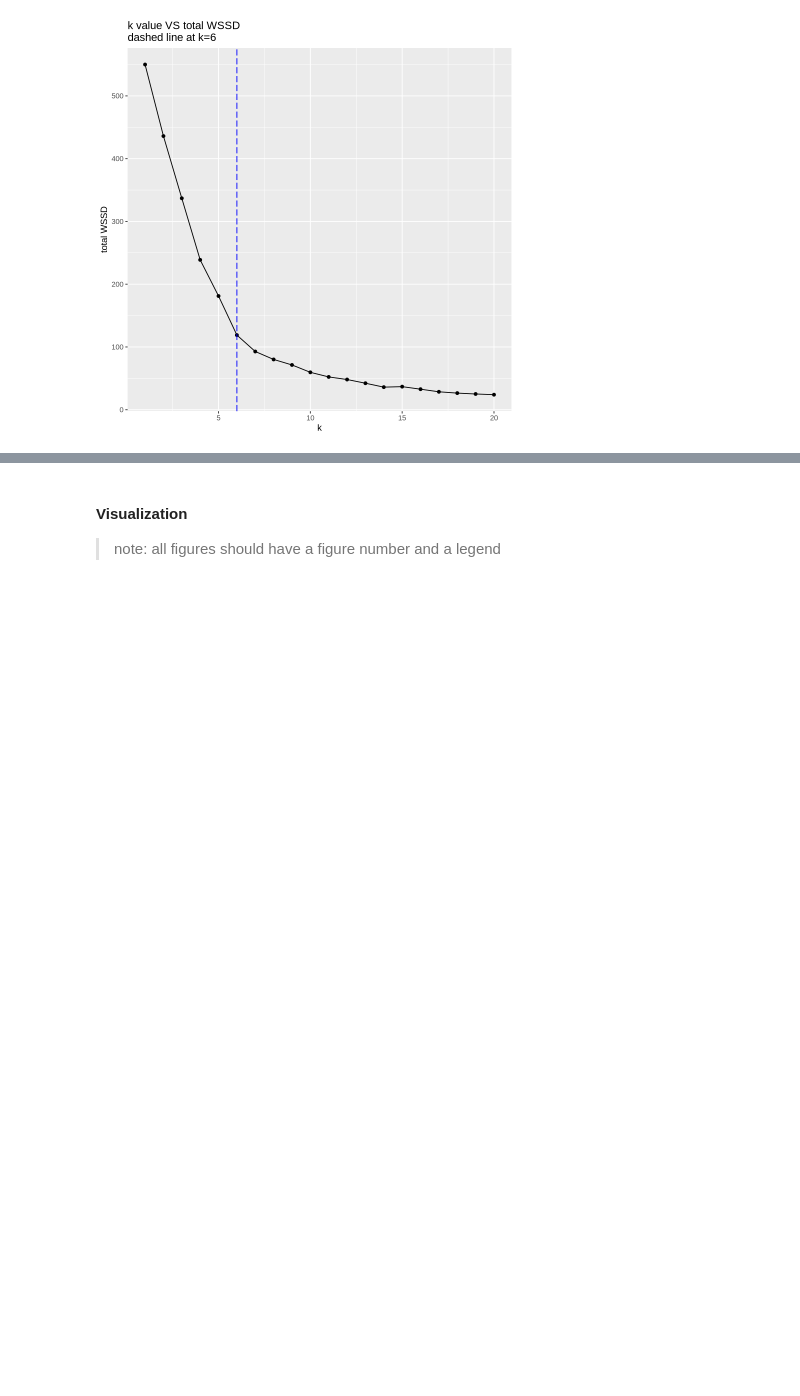
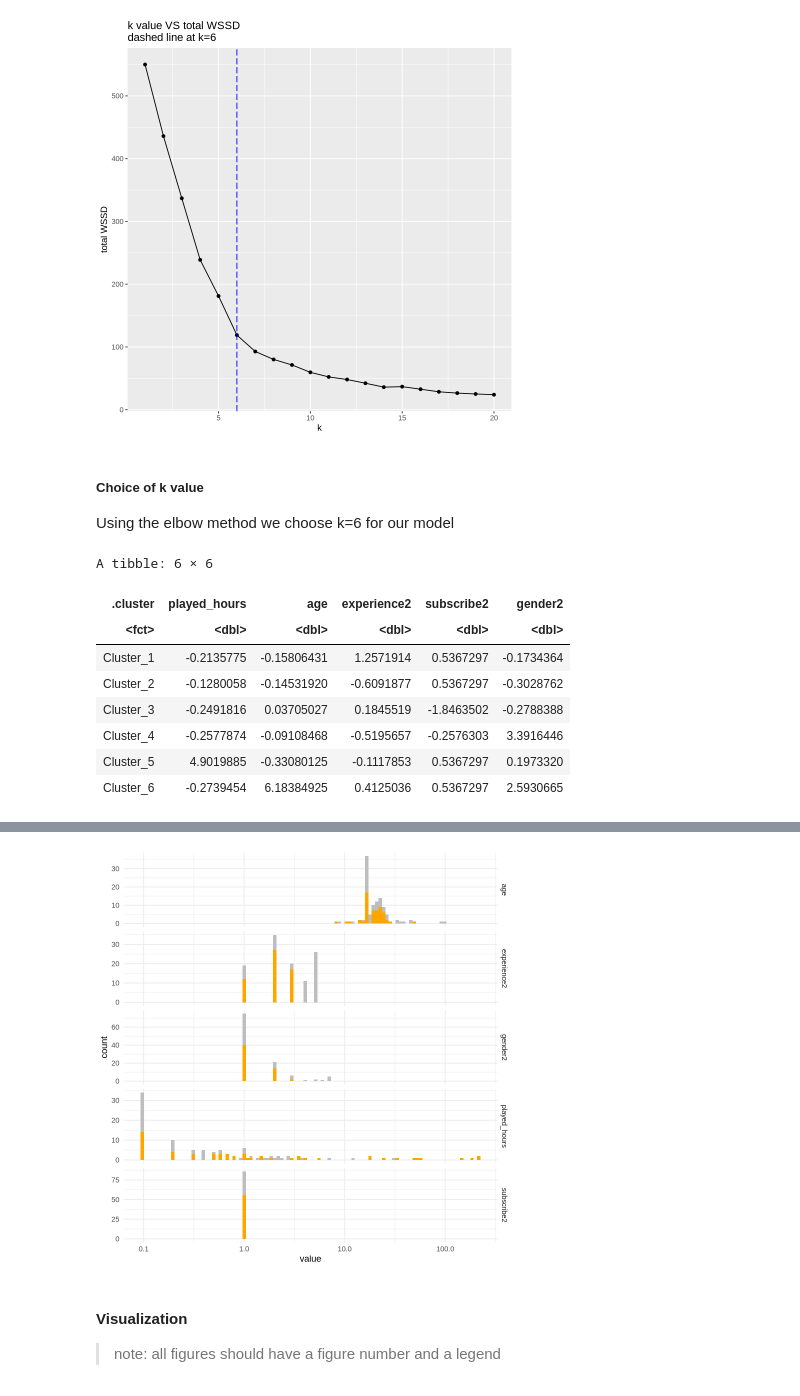
Before and after one commit to cars0njan/dsci-100-project, a Jupyter notebook: Final_report_group30.ipynb, the cells around one changed output, grey strips where cells are left out. Saved outputs shown, nothing was run; the diff lists cells and outputs as text; code cells hidden in the pictures; blank space fills up the shorter version.

Commit message:
modeling

```diff
--- a/Final_report_group30.ipynb
+++ b/Final_report_group30.ipynb
@@ -164,3 +220,65 @@ players_tune_plot <- players_tune |>
 players_tune_plot
 # %% [output]
 [figure]
+# %% [markdown]
+##### Choice of k value
+Using the elbow method we choose k=6 for our model
+# %%
+set.seed(2024)
+
+players_spec <- k_means(num_clusters = 6) |>
+    set_engine('stats', nstart=100)
+
+players_fit <- workflow() |>
+    add_recipe(recipe_players) |>
+    add_model(players_spec)|>
+    fit(players_mapped)
+
+players_fit |>
+    extract_centroids()
+
+players_fit_df <- players_fit |>
+    augment(players_mapped) |>
+    select(-experience, -subscribe, -gender)
+
+# players_fit_plot <- players_fit_df |>
+#     ggplot(aes(x = played_hours, fill = .pred_cluster)) +
+#           geom_histogram(bins=100) +
+#           scale_x_log10()+
+#           labs(title = "Cluster Highlighting",
+#                x = "X Axis Label",
+#                y = "Y Axis Label") +
+#           theme_minimal()
+# players_fit_plot
+
+#####
+players_fit_plot <- players_fit_df |>
+    pivot_longer(cols=-.pred_cluster, names_to='category', values_to='value') |>
+    mutate(color = ifelse(.pred_cluster == "Cluster_5"|.pred_cluster == "Cluster_2", "orange", "grey")) |>
+    ggplot(aes(x = value, fill = color)) +
+          geom_histogram(bins=100) +
+          # geom_density(alpha=0.4, color='white') +
+          scale_fill_identity() +
+          # scale_color_manual(values = c("TRUE" = "orange", "FALSE" = "grey")) +
+          facet_grid(rows=vars(category), scales='free') +
+          scale_x_log10()+
+          # labs(title = "Cluster Highlighting",
+          #      x = "X Axis Label",
+          #      y = "Y Axis Label") +
+          theme_minimal()
+players_fit_plot
+
+# 3    4.9019885 -0.33080125  -0.1117853  0.5367297  0.1973320
+# players_max_t <- players_fit_df |>
+#     filter(.pred_cluster == 'Cluster_3')
+# players_max_t
+# %% [output]
+A tibble: 6 × 6
+| .cluster | played_hours | age | experience2 | subscribe2 | gender2 |
+| <fct> | <dbl> | <dbl> | <dbl> | <dbl> | <dbl> |
+| Cluster_1 | -0.2135775 | -0.15806431 | 1.2571914 | 0.5367297 | -0.1734364 |
+| Cluster_2 | -0.1280058 | -0.14531920 | -0.6091877 | 0.5367297 | -0.3028762 |
+| Cluster_3 | -0.2491816 | 0.03705027 | 0.1845519 | -1.8463502 | -0.2788388 |
+| Cluster_4 | -0.2577874 | -0.09108468 | -0.5195657 | -0.2576303 | 3.3916446 |
+| Cluster_5 | 4.9019885 | -0.33080125 | -0.1117853 | 0.5367297 | 0.1973320 |
+| Cluster_6 | -0.2739454 | 6.18384925 | 0.4125036 | 0.5367297 | 2.5930665 |
@@ -167,3 +289,4 @@ players_tune_plot
+[figure, added]
 # %% [markdown]
 #### Visualization
 > note: all figures should have a figure number and a legend
```
Also changed, not shown: parts of 4 cells of this notebook.
